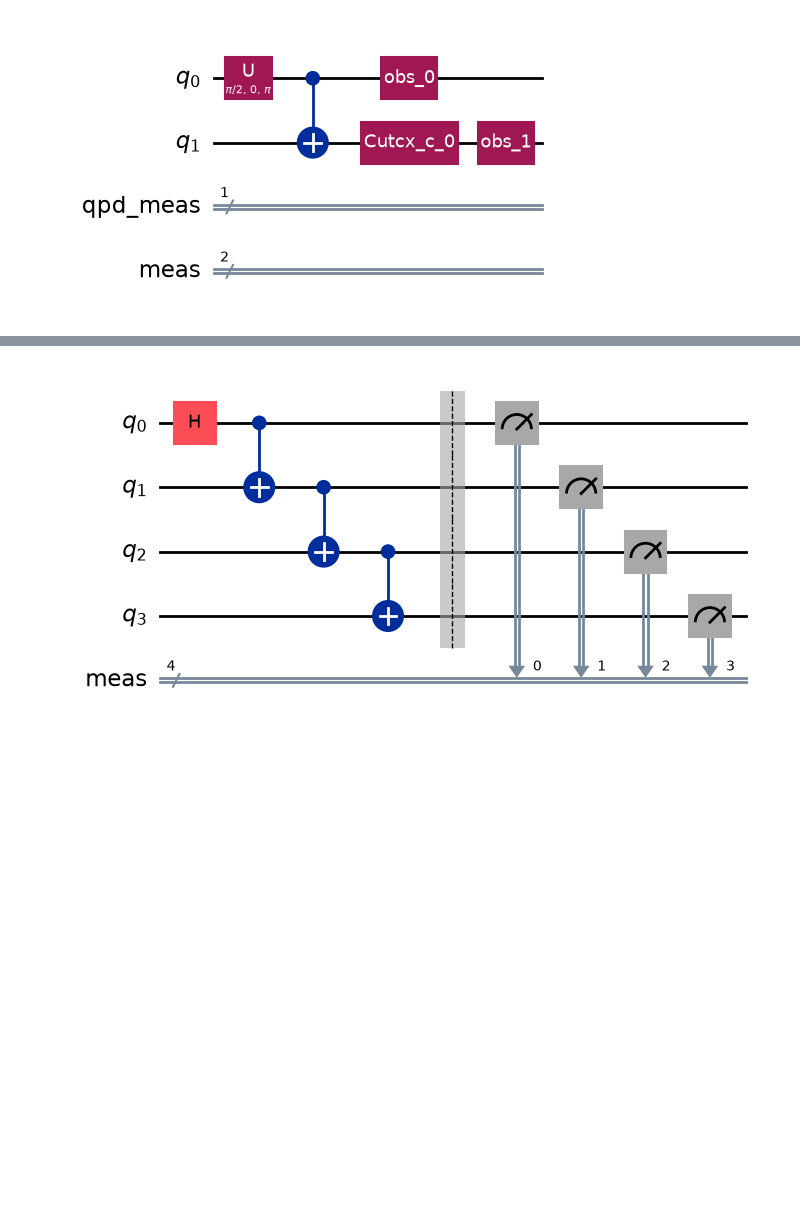
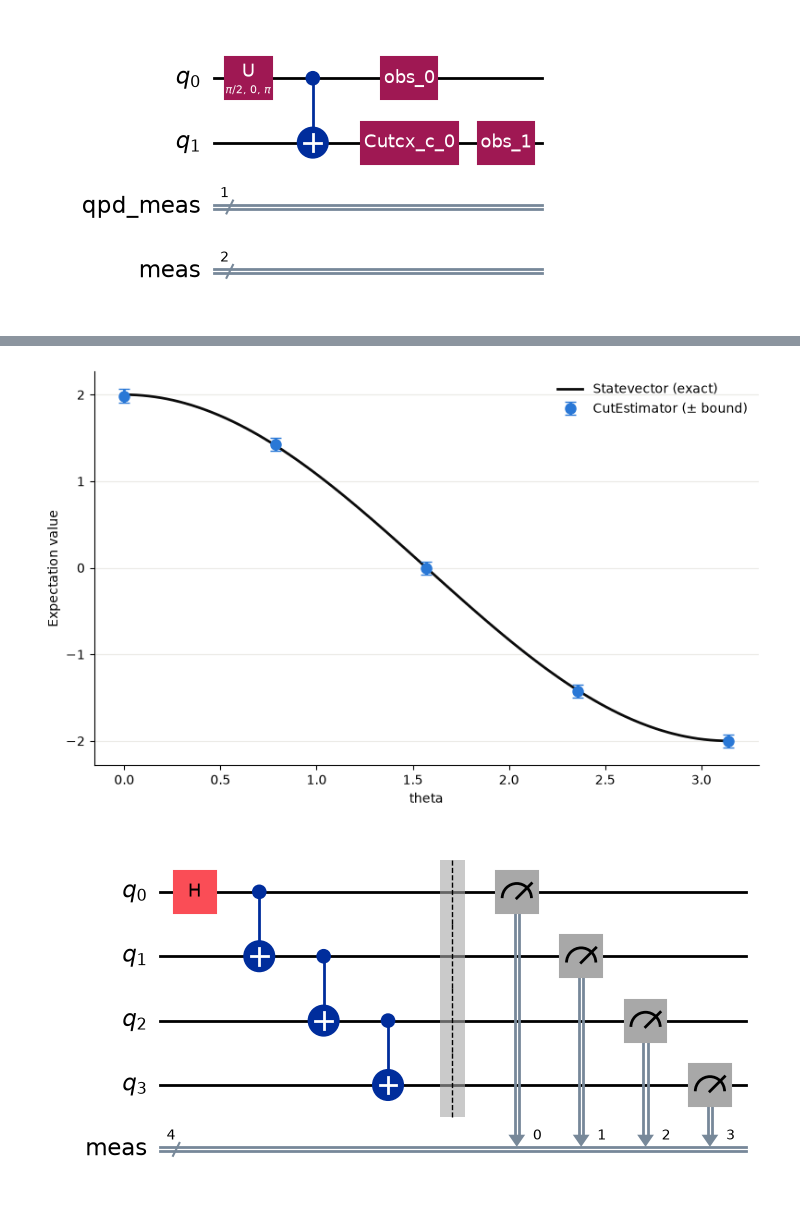
Before and after one commit to FiQCI/QCut, a Jupyter notebook: docs/notebooks/QCutPrimitivesSimple.ipynb, the cells around one changed output, grey strips where cells are left out. Saved outputs shown, nothing was run; the diff lists cells and outputs as text; code cells hidden in the pictures; blank space fills up the shorter version.

Commit message:
parameter sweep example

```diff
--- a/docs/notebooks/QCutPrimitivesSimple.ipynb
+++ b/docs/notebooks/QCutPrimitivesSimple.ipynb
@@ -80,3 +80,40 @@ plt.show()
+# %%
+from qiskit.circuit import Parameter
+
+theta = Parameter("theta")
+pqc = QuantumCircuit(4)
+pqc.ry(theta, 0)
+for i in range(1,4):
+    pqc.cx(i-1,i)
+
+cut_pqc = find_cuts(pqc, options)
+thetas = np.linspace(0, np.pi, 5)
+# %%
+sweep_job = estimator.run(
+    [cut_pqc] * len(thetas), observables, shots=shots,
+    parameter_values=[{theta: t} for t in thetas],
+)
+sweep_values = np.array(sweep_job.expectation_values())
+sweep_errors = np.array(sweep_job.standard_errors())
+
+fine_thetas = np.linspace(0, np.pi, 100)
+exact_sweep = svestimator.run([(pqc, observables, fine_thetas[:, None])]).result()[0].data.evs
+# %%
+fig, ax = plt.subplots(figsize=(8, 5))
+ax.plot(fine_thetas, exact_sweep, color="#0b0b0b", linewidth=2, label="Statevector (exact)")
+ax.errorbar(
+    thetas, sweep_values, yerr=sweep_errors, fmt="o", markersize=8, color="#2a78d6",
+    elinewidth=2, capsize=4, label="CutEstimator (± bound)",
+)
+ax.set_xlabel("theta")
+ax.set_ylabel("Expectation value")
+ax.spines[["top", "right"]].set_visible(False)
+ax.grid(axis="y", color="#ebeae6", linewidth=0.8)
+ax.legend(frameon=False)
+fig.tight_layout()
+plt.show()
+# %% [output]
+[figure, added]
 # %%
 qc_meas = qc.measure_all()
 
```
Also changed, not shown: parts of 1 cell of this notebook.
